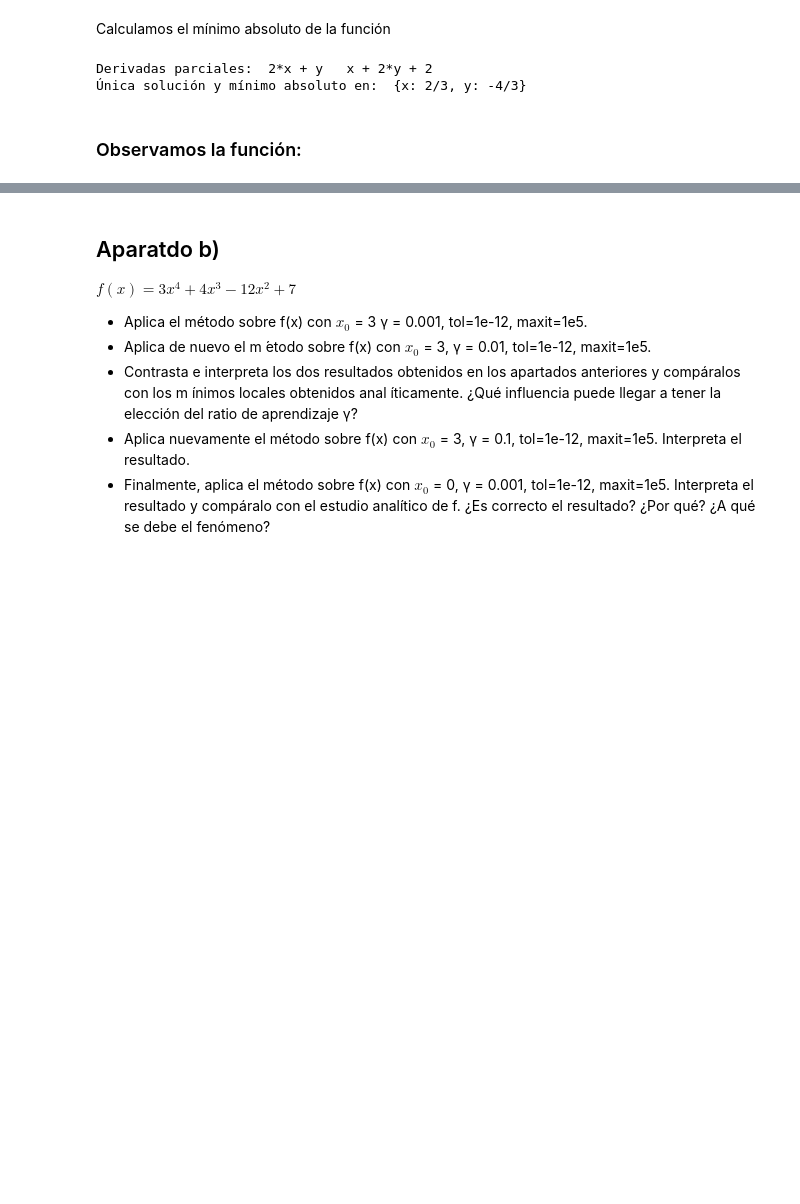
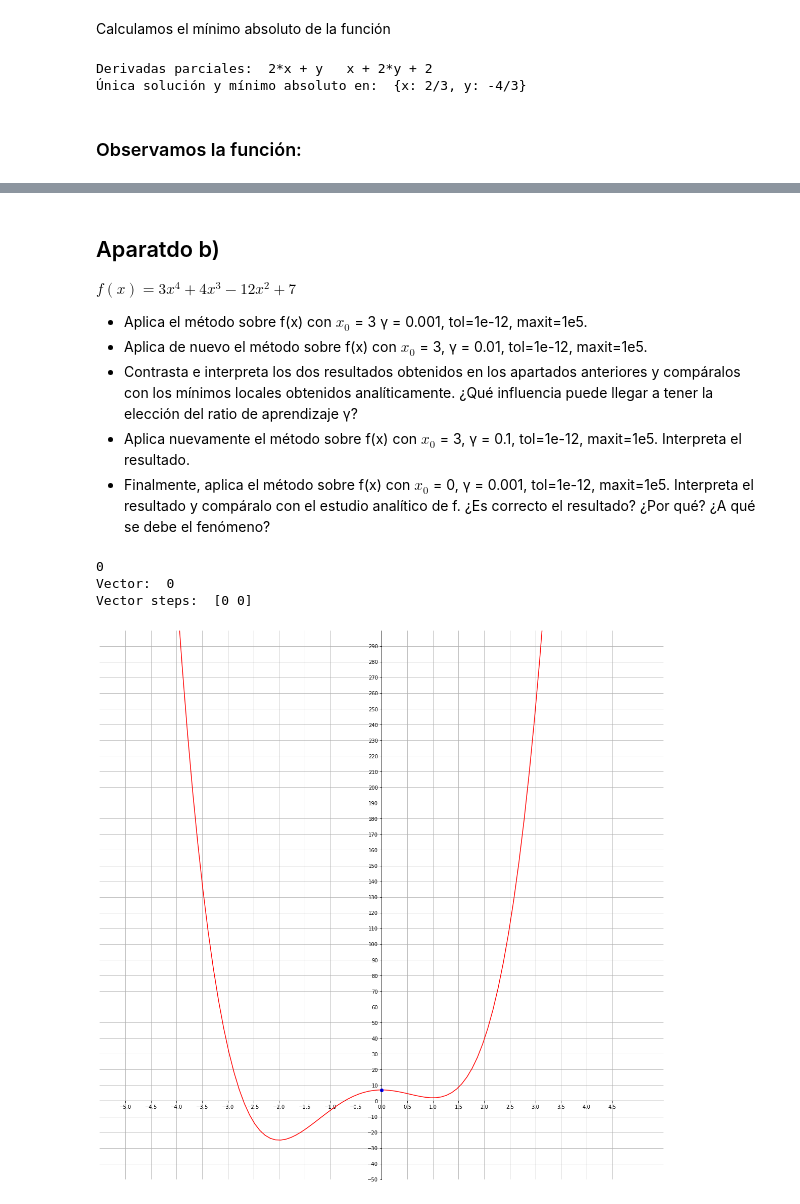
Before and after one commit to GZabalaG/AIMaster, a Jupyter notebook: Math for AI/Ejercicios_evaluables.ipynb, the cells around one changed output, grey strips where cells are left out. Cells and saved outputs as stored; diff of their text form; code cells hidden in the pictures; blank space fills up the shorter version.

```diff
--- a/Math for AI/Ejercicios_evaluables.ipynb
+++ b/Math for AI/Ejercicios_evaluables.ipynb
@@ -324,7 +334,81 @@ Vector:  [ 0.66664526 -1.33331192]
 $ f\left( x\right) =3x^{4}+4x^{3}-12x^{2}+7 $
 
 - Aplica el método sobre f(x) con $x_{0}$ = 3 γ = 0.001, tol=1e-12, maxit=1e5.
-- Aplica de nuevo el m ́etodo sobre f(x) con $x_{0}$ = 3, γ = 0.01, tol=1e-12, maxit=1e5.
-- Contrasta e interpreta los dos resultados obtenidos en los apartados anteriores y compáralos con los m ́ınimos locales obtenidos anal ́ıticamente. ¿Qué influencia puede llegar a tener la elección del ratio de aprendizaje γ?
+- Aplica de nuevo el método sobre f(x) con $x_{0}$ = 3, γ = 0.01, tol=1e-12, maxit=1e5.
+- Contrasta e interpreta los dos resultados obtenidos en los apartados anteriores y compáralos con los mínimos locales obtenidos analíticamente. ¿Qué influencia puede llegar a tener la elección del ratio de aprendizaje γ?
 - Aplica nuevamente el método sobre f(x) con $x_{0}$ = 3, γ = 0.1, tol=1e-12, maxit=1e5. Interpreta el resultado.
 - Finalmente, aplica el método sobre f(x) con $x_{0}$ = 0, γ = 0.001, tol=1e-12, maxit=1e5. Interpreta el resultado y compáralo con el estudio analítico de f. ¿Es correcto el resultado? ¿Por qué? ¿A qué se debe el fenómeno?
+# %%
+def gradient_descent(gradient, start, learn_rate, n_iter=1e5, tolerance=1e-6):
+    vector_data = start
+    vector = start
+    vector_data = np.append(vector_data, vector)
+    for _ in range(int(n_iter)):
+        print(vector)
+        diff = -learn_rate * gradient(vector)
+        if np.all(np.abs(diff) <= tolerance):
+            break
+        vector += diff
+        vector_data = np.append(vector_data, vector)
+    return vector, vector_data
+
+vec, vecdata = gradient_descent(
+    gradient=lambda v: 12*v**3 + 12*v**2 - 24*v,
+    start=0,
+    learn_rate=0.001
+    )
+
+print('Vector: ', vec)
+print('Vector steps: ', vecdata)
+
+# 100 linearly spaced numbers
+x = np.linspace(-5,5,100)
+
+# the function
+y = 3*x**4 + 4*x**3 - 12*x**2 + 7
+
+# custom function
+def func(x):
+  return 3*x**4 + 4*x**3 - 12*x**2 + 7
+
+# define vectorized sigmoid
+funcfinal = np.vectorize(func)
+
+vecfinal = funcfinal(vecdata)
+
+
+fig, ax = plt.subplots(figsize = (20, 20))
+
+plt.ylim([-50, 300])
+
+# Move left y-axis and bottim x-axis to centre, passing through (0,0)
+ax.spines['left'].set_position('center')
+ax.spines['bottom'].set_position('zero')
+
+
+# Eliminate upper and right axes
+ax.spines['right'].set_color('none')
+ax.spines['top'].set_color('none')
+
+# Show ticks in the left and lower axes only
+ax.xaxis.set_ticks_position('bottom')
+ax.yaxis.set_ticks_position('left')
+
+
+ax.set_yticks(np.arange(-50, 300, 10))
+ax.set_xticks(np.arange(-5, 5, 0.5))
+
+# plot the function
+plt.plot(x, y, 'r')
+plt.plot(vecdata, vecfinal, 'b-o')
+
+
+# show the plot
+plt.grid()
+
+plt.show()
+# %% [output]
+0
+Vector:  0
+Vector steps:  [0 0]
+[figure, added]
```
Also changed, not shown: parts of 7 cells of this notebook, 1 other file.
